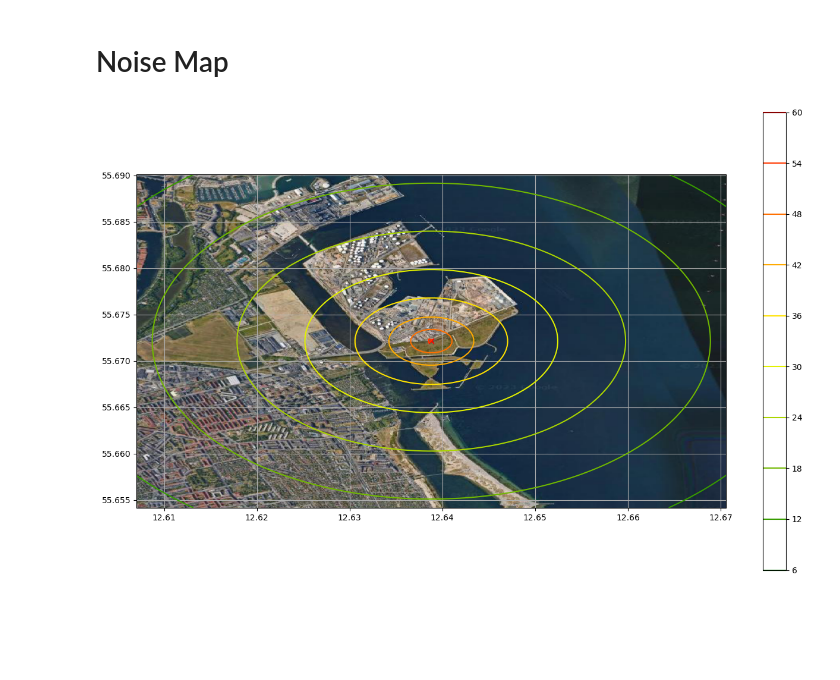
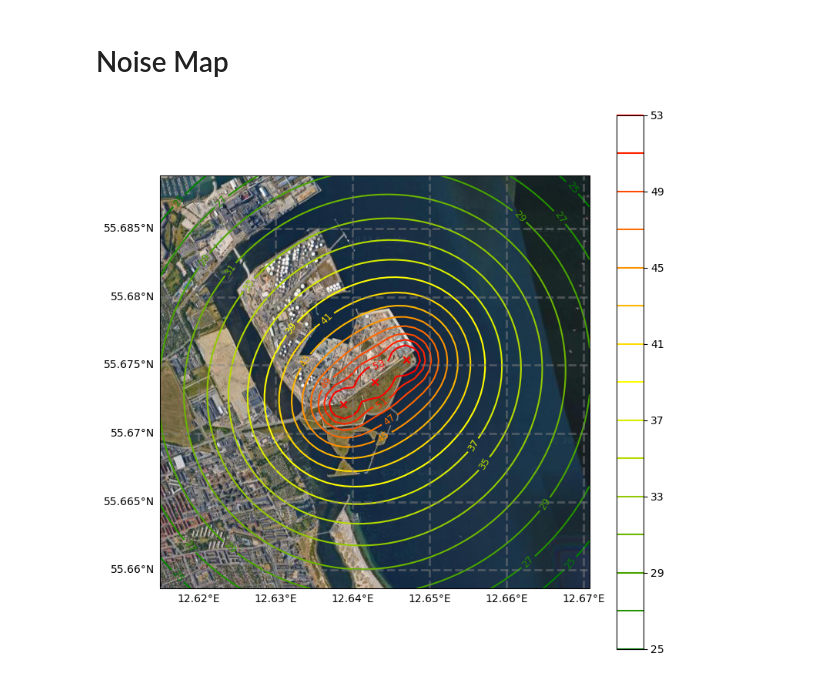
Before and after one commit to FPWRasmussen/DTU-Special-Course, a Jupyter notebook: src/noise/noise_map.ipynb, the cells around one changed output. Cells and saved outputs as stored; diff of their text form; code cells hidden in the pictures; blank space fills up the shorter version.

```diff
--- a/src/noise/noise_map.ipynb
+++ b/src/noise/noise_map.ipynb
@@ -71,30 +72,51 @@ def solve_noise_map(elevation_handler, point_source_data):
     return LDW
 LDW = solve_noise_map(elevation_handler, point_source_data)
 # %%
-from cartopy.io.img_tiles import GoogleTiles
-import cartopy.crs as ccrs
-from matplotlib.ticker import AutoLocator
-from matplotlib.colors import LinearSegmentedColormap
+# from cartopy.io.img_tiles import GoogleTiles
+# import cartopy.crs as ccrs
+# from matplotlib.ticker import AutoLocator
+# from matplotlib.colors import LinearSegmentedColormap
 
-cmap = LinearSegmentedColormap.from_list('name', ['green', 'yellow', 'red'])
+# cmap = LinearSegmentedColormap.from_list('name', ['green', 'yellow', 'red'])
 
-# levels = [35, 40, 45]
-# levels = [34, 39, 44, 49, 54]
-# fig, ax = plt.subplots()
-fig, ax = plt.subplots(subplot_kw={'projection': ccrs.PlateCarree()}, figsize=(16, 10))
-cp = ax.contour(elevation_handler.long_range, elevation_handler.lat_range, LDW, alpha = 1, cmap = cmap)
-ax.scatter(point_source_data.longitude, point_source_data.latitude, marker = "x", color = "red")
-plt.colorbar(cp, ax = ax)
 
-imagery = GoogleTiles(style = "satellite") # Valid styles: street, satellite, terrain, only_streets
-ax.add_image(imagery, 14) # 16
+# # levels = [35, 40, 45]
+# levels = [24, 29, 34, 39, 44, 49, 54]
+# levels = np.arange(25, 55, 2)
+# # fig, ax = plt.subplots()
+# fig, ax = plt.subplots(subplot_kw={'projection': ccrs.Geodetic()}, figsize=(12, 8)) # subplot_kw={'projection': ccrs.PlateCarree()},
+# cp = ax.contour(elevation_handler.long_range, elevation_handler.lat_range, LDW, alpha = 1, cmap = cmap, levels = levels)
+# ax.scatter(point_source_data.longitude, point_source_data.latitude, marker = "x", color = "red")
+# plt.colorbar(cp, ax = ax)
+# plt.clabel(cp, fontsize = 9, inline=1)
 
-ax.set_xticks([0], crs=ccrs.PlateCarree())
-ax.set_yticks([0], crs=ccrs.PlateCarree())
-ax.xaxis.set_major_locator(AutoLocator())
-ax.yaxis.set_major_locator(AutoLocator())
+# imagery = GoogleTiles(style = "satellite") # Valid styles: street, satellite, terrain, only_streets
+# ax.add_image(imagery, 14) # 16
 
-plt.grid()
-plt.show()
+# # ax.set_xticks([0], crs=ccrs.PlateCarree())
+# # ax.set_yticks([0], crs=ccrs.PlateCarree())
+# # ax.xaxis.set_major_locator(AutoLocator())
+# # ax.yaxis.set_major_locator(AutoLocator())
+
+# plt.grid()
+# plt.show()
-# %% [output]
-[figure, removed]
+# %%
+plt.figure(figsize=(9, 9))
+imagery = GoogleTiles(style = "satellite")
+ax = plt.axes(projection=imagery.crs)
+ax.set_extent(map_boundaries)
+
+cp = ax.contour(elevation_handler.long_range, elevation_handler.lat_range, LDW, alpha = 1, cmap = cmap, levels = levels, transform=ccrs.PlateCarree())
+ax.scatter(point_source_data.longitude, point_source_data.latitude, marker = "x", color = "red", transform=ccrs.PlateCarree())
+plt.colorbar(cp, ax = ax)
+plt.clabel(cp, fontsize = 9, inline=1)
+
+ax.add_image(imagery, 14) # 16
+gl = ax.gridlines(crs=ccrs.PlateCarree(), draw_labels=True, linewidth=2, color='gray', alpha=0.5, linestyle='--')
+gl.top_labels = False
+gl.right_labels = False
+
+plt.tight_layout
+plt.show()
+# %% [output]
+[figure, added]
```
Also changed, not shown: parts of 2 cells of this notebook, 3 other files.
